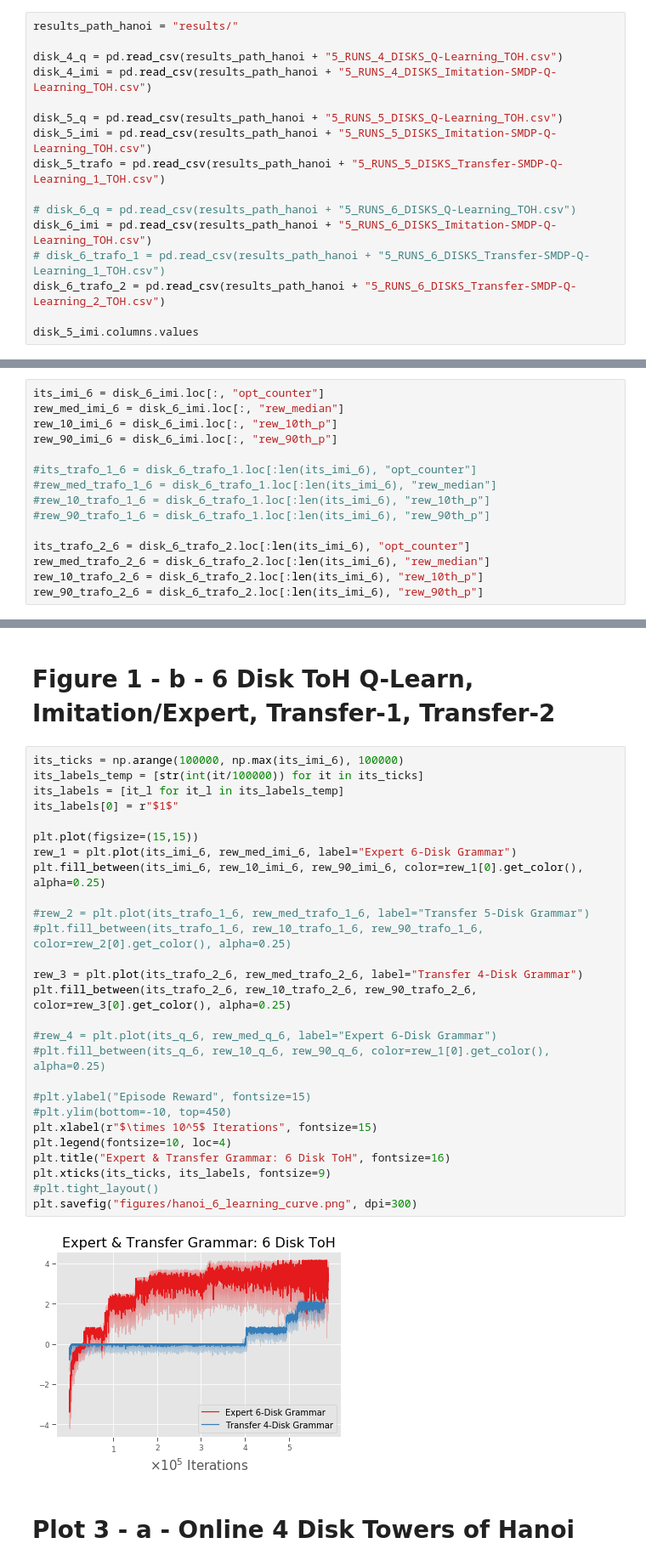
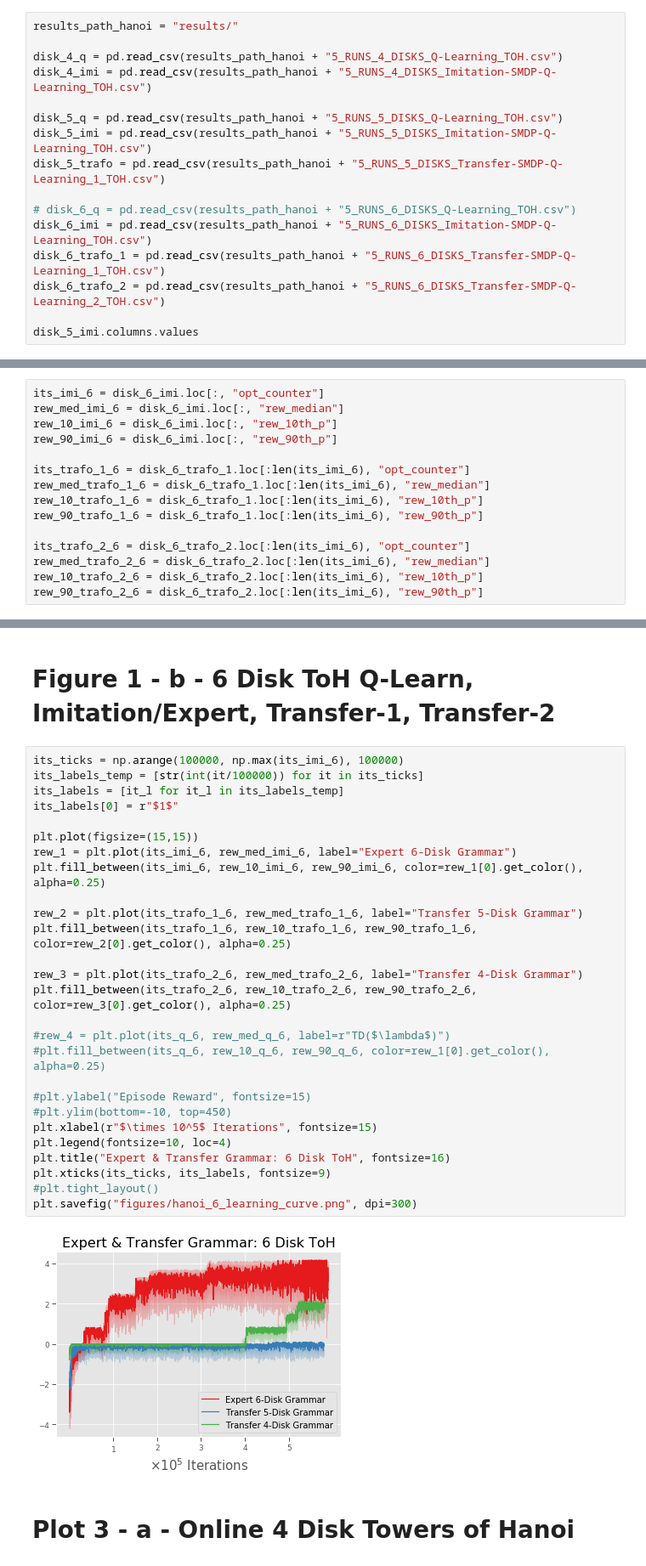
Before and after one commit to RobertTLange/action-grammars-hrl, a Jupyter notebook: z_exploration.ipynb, the cells around one changed output, grey strips where cells are left out. Shown at 85% size. Cells and saved outputs as stored; diff of their text form.

Commit message:
06/06/19 - Hanoi Learning for num_updates instead of episodes

```diff
--- a/z_exploration.ipynb
+++ b/z_exploration.ipynb
@@ -21,7 +21,7 @@ disk_5_trafo = pd.read_csv(results_path_hanoi + "5_RUNS_5_DISKS_Transfer-SMDP-Q-
 
 # disk_6_q = pd.read_csv(results_path_hanoi + "5_RUNS_6_DISKS_Q-Learning_TOH.csv")
 disk_6_imi = pd.read_csv(results_path_hanoi + "5_RUNS_6_DISKS_Imitation-SMDP-Q-Learning_TOH.csv")
-# disk_6_trafo_1 = pd.read_csv(results_path_hanoi + "5_RUNS_6_DISKS_Transfer-SMDP-Q-Learning_1_TOH.csv")
+disk_6_trafo_1 = pd.read_csv(results_path_hanoi + "5_RUNS_6_DISKS_Transfer-SMDP-Q-Learning_1_TOH.csv")
 disk_6_trafo_2 = pd.read_csv(results_path_hanoi + "5_RUNS_6_DISKS_Transfer-SMDP-Q-Learning_2_TOH.csv")
 
 disk_5_imi.columns.values
@@ -64,10 +60,10 @@ rew_med_imi_6 = disk_6_imi.loc[:, "rew_median"]
 rew_10_imi_6 = disk_6_imi.loc[:, "rew_10th_p"]
 rew_90_imi_6 = disk_6_imi.loc[:, "rew_90th_p"]
 
-#its_trafo_1_6 = disk_6_trafo_1.loc[:len(its_imi_6), "opt_counter"]
-#rew_med_trafo_1_6 = disk_6_trafo_1.loc[:len(its_imi_6), "rew_median"]
-#rew_10_trafo_1_6 = disk_6_trafo_1.loc[:len(its_imi_6), "rew_10th_p"]
-#rew_90_trafo_1_6 = disk_6_trafo_1.loc[:len(its_imi_6), "rew_90th_p"]
+its_trafo_1_6 = disk_6_trafo_1.loc[:len(its_imi_6), "opt_counter"]
+rew_med_trafo_1_6 = disk_6_trafo_1.loc[:len(its_imi_6), "rew_median"]
+rew_10_trafo_1_6 = disk_6_trafo_1.loc[:len(its_imi_6), "rew_10th_p"]
+rew_90_trafo_1_6 = disk_6_trafo_1.loc[:len(its_imi_6), "rew_90th_p"]
 
 its_trafo_2_6 = disk_6_trafo_2.loc[:len(its_imi_6), "opt_counter"]
 rew_med_trafo_2_6 = disk_6_trafo_2.loc[:len(its_imi_6), "rew_median"]
@@ -106,32 +102,32 @@ plt.savefig("figures/hanoi_5_learning_curve.png", dpi=300)
 # %%
 its_ticks = np.arange(100000, np.max(its_imi_6), 100000)
 its_labels_temp = [str(int(it/100000)) for it in its_ticks]
 its_labels = [it_l for it_l in its_labels_temp]
 its_labels[0] = r"$1$"
 
 plt.plot(figsize=(15,15))
 rew_1 = plt.plot(its_imi_6, rew_med_imi_6, label="Expert 6-Disk Grammar")
 plt.fill_between(its_imi_6, rew_10_imi_6, rew_90_imi_6, color=rew_1[0].get_color(), alpha=0.25)
 
-#rew_2 = plt.plot(its_trafo_1_6, rew_med_trafo_1_6, label="Transfer 5-Disk Grammar")
-#plt.fill_between(its_trafo_1_6, rew_10_trafo_1_6, rew_90_trafo_1_6, color=rew_2[0].get_color(), alpha=0.25)
+rew_2 = plt.plot(its_trafo_1_6, rew_med_trafo_1_6, label="Transfer 5-Disk Grammar")
+plt.fill_between(its_trafo_1_6, rew_10_trafo_1_6, rew_90_trafo_1_6, color=rew_2[0].get_color(), alpha=0.25)
 
 rew_3 = plt.plot(its_trafo_2_6, rew_med_trafo_2_6, label="Transfer 4-Disk Grammar")
 plt.fill_between(its_trafo_2_6, rew_10_trafo_2_6, rew_90_trafo_2_6, color=rew_3[0].get_color(), alpha=0.25)
 
-#rew_4 = plt.plot(its_q_6, rew_med_q_6, label="Expert 6-Disk Grammar")
+#rew_4 = plt.plot(its_q_6, rew_med_q_6, label=r"TD($\lambda$)")
 #plt.fill_between(its_q_6, rew_10_q_6, rew_90_q_6, color=rew_1[0].get_color(), alpha=0.25)
 
 #plt.ylabel("Episode Reward", fontsize=15)
 #plt.ylim(bottom=-10, top=450)
 plt.xlabel(r"$\times 10^5$ Iterations", fontsize=15)
 plt.legend(fontsize=10, loc=4)
 plt.title("Expert & Transfer Grammar: 6 Disk ToH", fontsize=16)
 plt.xticks(its_ticks, its_labels, fontsize=9)
 #plt.tight_layout()
 plt.savefig("figures/hanoi_6_learning_curve.png", dpi=300)
 # %% [output]
-[figure, old version]
+[figure, new version]
 # %% [markdown]
 # Plot 3 - a - Online 4 Disk Towers of Hanoi
 # %%
```
Also changed, not shown: parts of 7 cells of this notebook, 46 other files.
